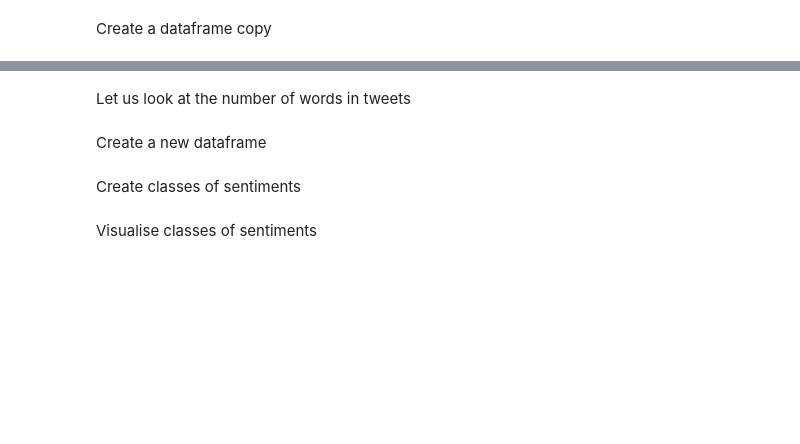
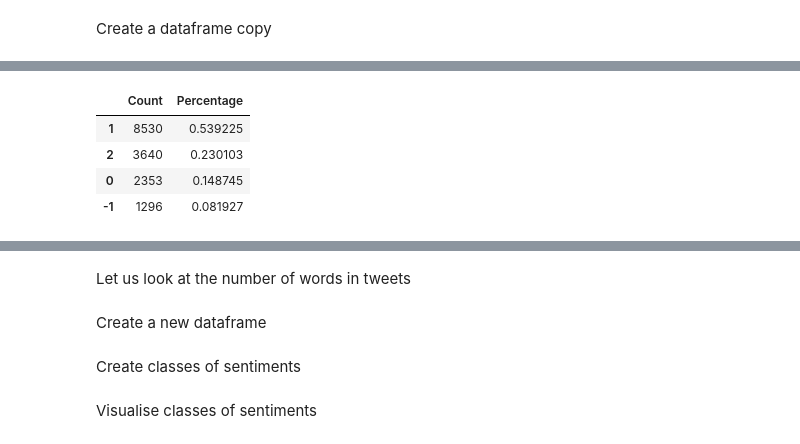
Before and after one commit to TomK24/classification-predict-Team-1, a Jupyter notebook: classification/Draft notebook combined.ipynb, the cells around one changed output, grey strips where cells are left out. Cells and saved outputs as stored; diff of their text form; code cells hidden in the pictures; blank space fills up the shorter version.

```diff
--- a/classification/Draft notebook combined.ipynb
+++ b/classification/Draft notebook combined.ipynb
@@ -247,3 +247,16 @@ Let us look at the sentiment for tweets
+# %%
+sent_counts = df["sentiment"].value_counts()
+sent_counts.name = "Count"
+percs = df["sentiment"].value_counts(normalize=True) #turns out this normalize parameter converts to %
+percs.name = "Percentage"
+
+pd.concat([sent_counts, percs], axis=1)
+# %% [output]
+|  | Count | Percentage |
+| 1 | 8530 | 0.539225 |
+| 2 | 3640 | 0.230103 |
+| 0 | 2353 | 0.148745 |
+| -1 | 1296 | 0.081927 |
 # %%
 sentiment_distribution = pd.DataFrame(list(df['sentiment'].value_counts()),
                           index=['Pro', 'News', 'Neutral', 'Anti'],
```
Also changed, not shown: parts of 21 cells of this notebook.
